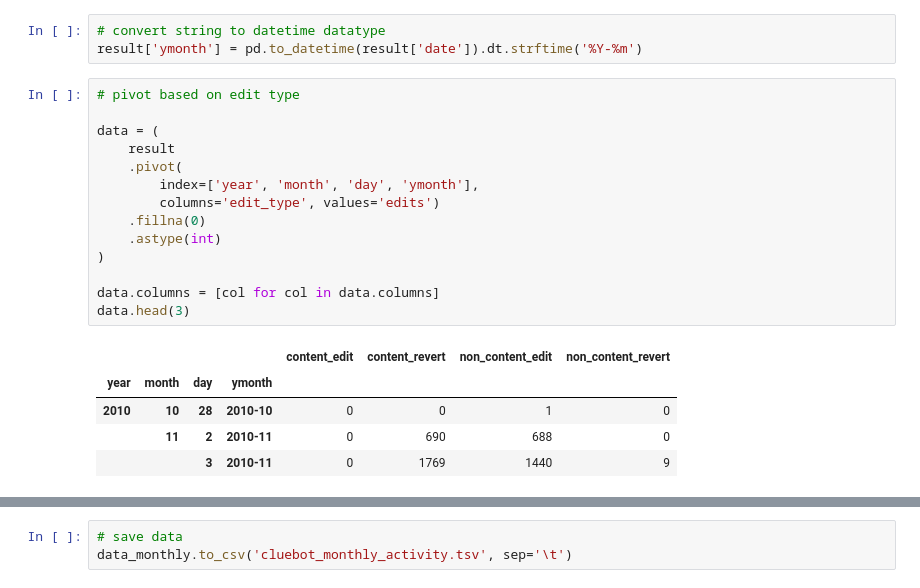
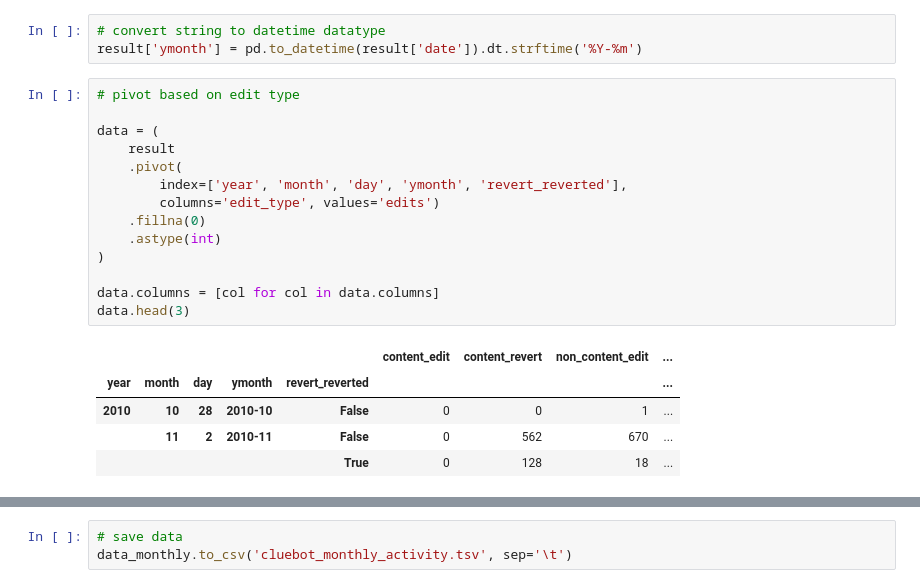
Before and after one commit to wikimedia-research/mod-tools-FY24, a Jupyter notebook: [T343952] cluebot_activity/cluebot_historical_activity_analysis.ipynb, the cells around one changed output, grey strips where cells are left out. Drawn from its saved outputs; the diff is of its cells as text.

```diff
--- a/[T343952] cluebot_activity/cluebot_historical_activity_analysis.ipynb
+++ b/[T343952] cluebot_activity/cluebot_historical_activity_analysis.ipynb
@@ -146,23 +191,23 @@ result['ymonth'] = pd.to_datetime(result['date']).dt.strftime('%Y-%m')
 # %%
 # pivot based on edit type
 
 data = (
     result
     .pivot(
-        index=['year', 'month', 'day', 'ymonth'],
+        index=['year', 'month', 'day', 'ymonth', 'revert_reverted'],
         columns='edit_type', values='edits')
     .fillna(0)
     .astype(int)
 )
 
 data.columns = [col for col in data.columns]
 data.head(3)
 # %% [output]
-|  |  |  |  | content_edit | content_revert | non_content_edit | non_content_revert |
-| year | month | day | ymonth |  |  |  |  |
-| 2010 | 10 | 28 | 2010-10 | 0 | 0 | 1 | 0 |
-|  | 11 | 2 | 2010-11 | 0 | 690 | 688 | 0 |
-|  |  | 3 | 2010-11 | 0 | 1769 | 1440 | 9 |
+|  |  |  |  |  | content_edit | content_revert | non_content_edit | ... |
+| year | month | day | ymonth | revert_reverted |  |  |  | ... |
+| 2010 | 10 | 28 | 2010-10 | False | 0 | 0 | 1 | ... |
+|  | 11 | 2 | 2010-11 | False | 0 | 562 | 670 | ... |
+|  |  |  |  | True | 0 | 128 | 18 | ... |
 # %%
 # aggregate to month level
 
```
Also changed, not shown: parts of 14 cells of this notebook, 3 other files.
